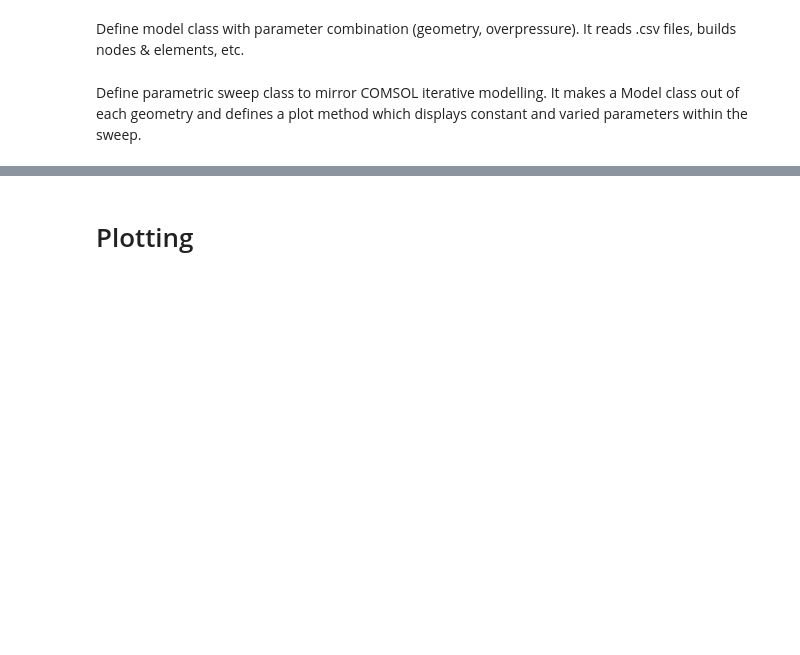
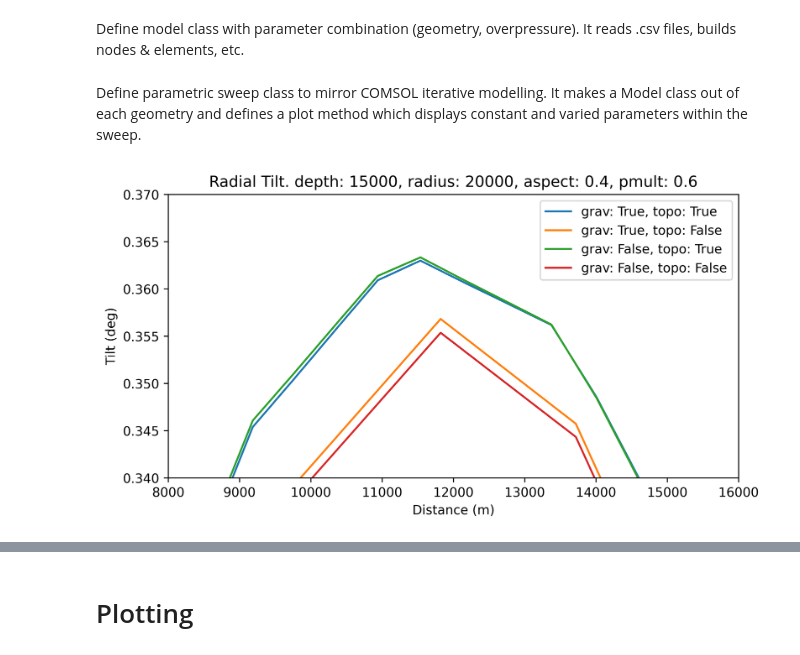
Before and after one commit to hernypeterson/thesis, a Jupyter notebook: code.ipynb, the cells around one changed output, grey strips where cells are left out. Cells and saved outputs as stored; diff of their text form; code cells hidden in the pictures; blank space fills up the shorter version.

```diff
--- a/code.ipynb
+++ b/code.ipynb
@@ -408,14 +445,14 @@ topo = np.genfromtxt(f'{model_path}z1.csv', delimiter=",")
 
 
 def model_pos1_from_csv(name: str):
-    r = np.genfromtxt(model_path + "r_" + name, delimiter=",")[:, 0]
+    r = np.genfromtxt(model_path + "rdisp_" + name, delimiter=",")[:, 0]
     z = np.interp(r, *topo.T, right=0)
     return np.array([r, z]).T
 
 
 def model_disp_from_csv(name: str):
-    r = np.genfromtxt(f'{model_path}r_{name}', delimiter=",")[:, 1]
-    z = np.genfromtxt(f'{model_path}z_{name}', delimiter=",")[:, 1]
+    r = np.genfromtxt(f'{model_path}rdisp_{name}', delimiter=",")[:, 1]
+    z = np.genfromtxt(f'{model_path}zdisp_{name}', delimiter=",")[:, 1]
     return np.array([r, z]).T
 # %% [markdown]
 Define objects for displaced nodes and surface elements (the latter defined by a consecutive pair of the former). Tilt calculation in the element class.
@@ -535,18 +575,20 @@ class ParamSweep:
                        for item in itertools.product(*params.values())]
 
     def plot(self, name: str = None):  # type: ignore
-        fig = plt.figure(figsize=(8, 5), dpi=600)
+        fig = plt.figure(figsize=(8, 4), dpi=600)
 
         for model in self.models:
             label = '{}'.format({param: model.params[param] for param in self.variables})
             label = label.replace("{", "")
             label = label.replace("}", "")
             label = label.replace("'", "")
-            sns.lineplot(data=model.attributes, y="tilt", x="r2_km", label=label)
+            sns.lineplot(data=model.attributes, y="tilt", x="dist", label=label)
 
         title = f'{self.constants}'.replace("{", "").replace("}", "").replace("'", "")
-        plt.title(f"Radial Tilt: {title}")
+        plt.title(f"Radial Tilt. {title}")
         plt.xlabel("Distance (m)")
+        plt.xlim(8000, 16000)
+        plt.ylim(.34, .37)
         plt.ylabel("Tilt (deg)")
         plt.legend(loc="upper right")
 
@@ -558,20 +600,24 @@ class ParamSweep:
 
 
 test_sweep = ParamSweep({
-    "DtT": [10_000, 12_000],
-    "resr": [30_000],
-    "aspect": [.5, .3],
-    "pmult": [0.6],
-    "grav": [False],  # 0, 1
-    "topo": [True]  # 0, 1
+    "depth": [15_000],
+    "radius": [20_000],
+    "aspect": [.4],
+    "pmult": [.6],
+    "grav": [True, False],
+    "topo": [True, False],
 })
 
-full_sweep = ParamSweep({
-    "DtT": [14_000],  # 10_000
-    "resr": [30_000],
-    "aspect": [.5],
-    "pmult": [0.2, 0.6],
-    "grav": [False],
-    "topo": [True]
+dupe_old_sweep = ParamSweep({
+    "depth": [25_000],
+    "radius": [50_000],
+    "aspect": [.2],
+    "pmult": [.6],
+    "grav": [True, False],
+    "topo": [True, False],
 })
+# %%
+test_sweep.plot()
+# %% [output]
+[figure, added]
 # %%
```
Also changed, not shown: parts of 20 cells of this notebook, 7 other files.
